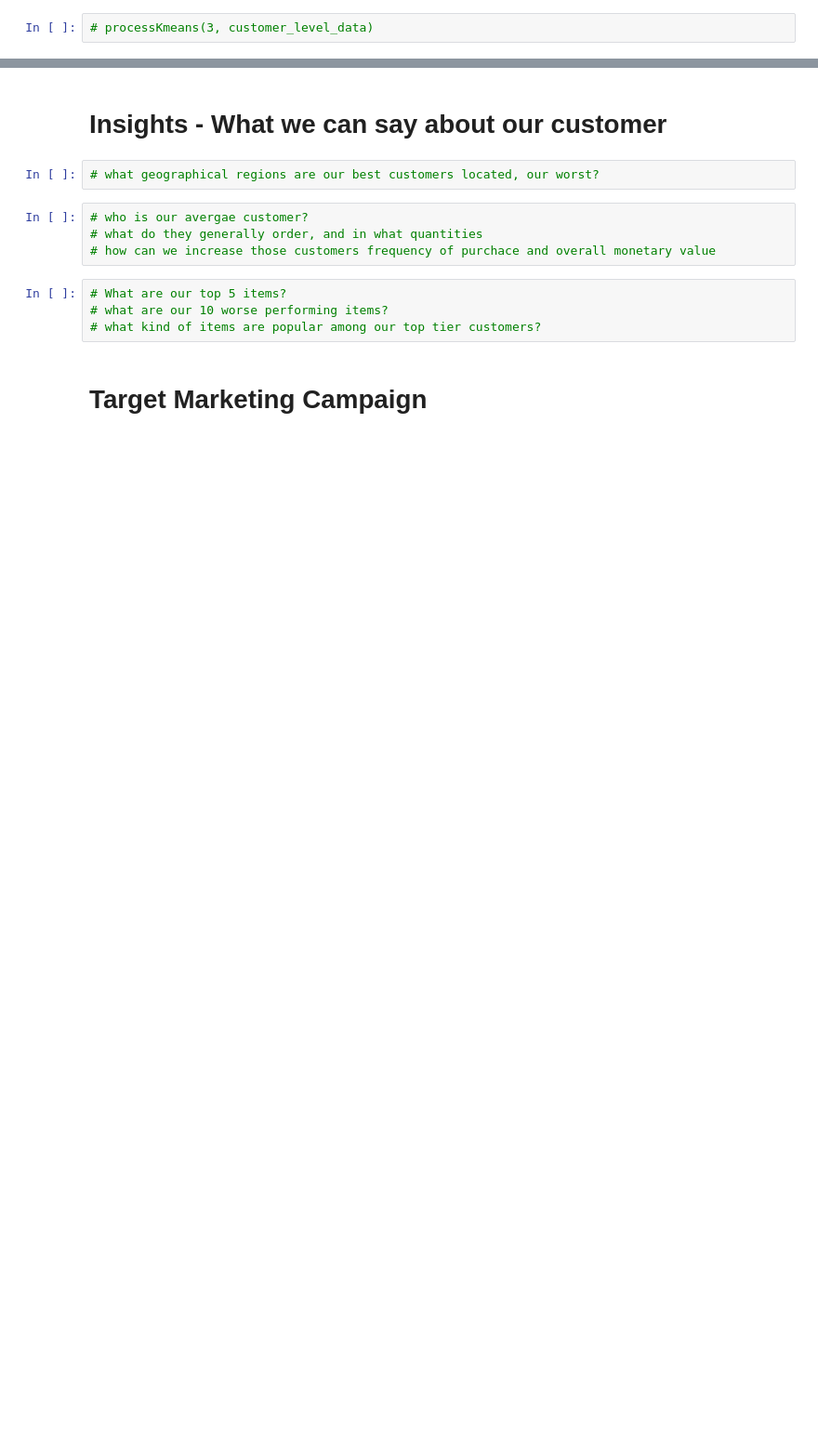
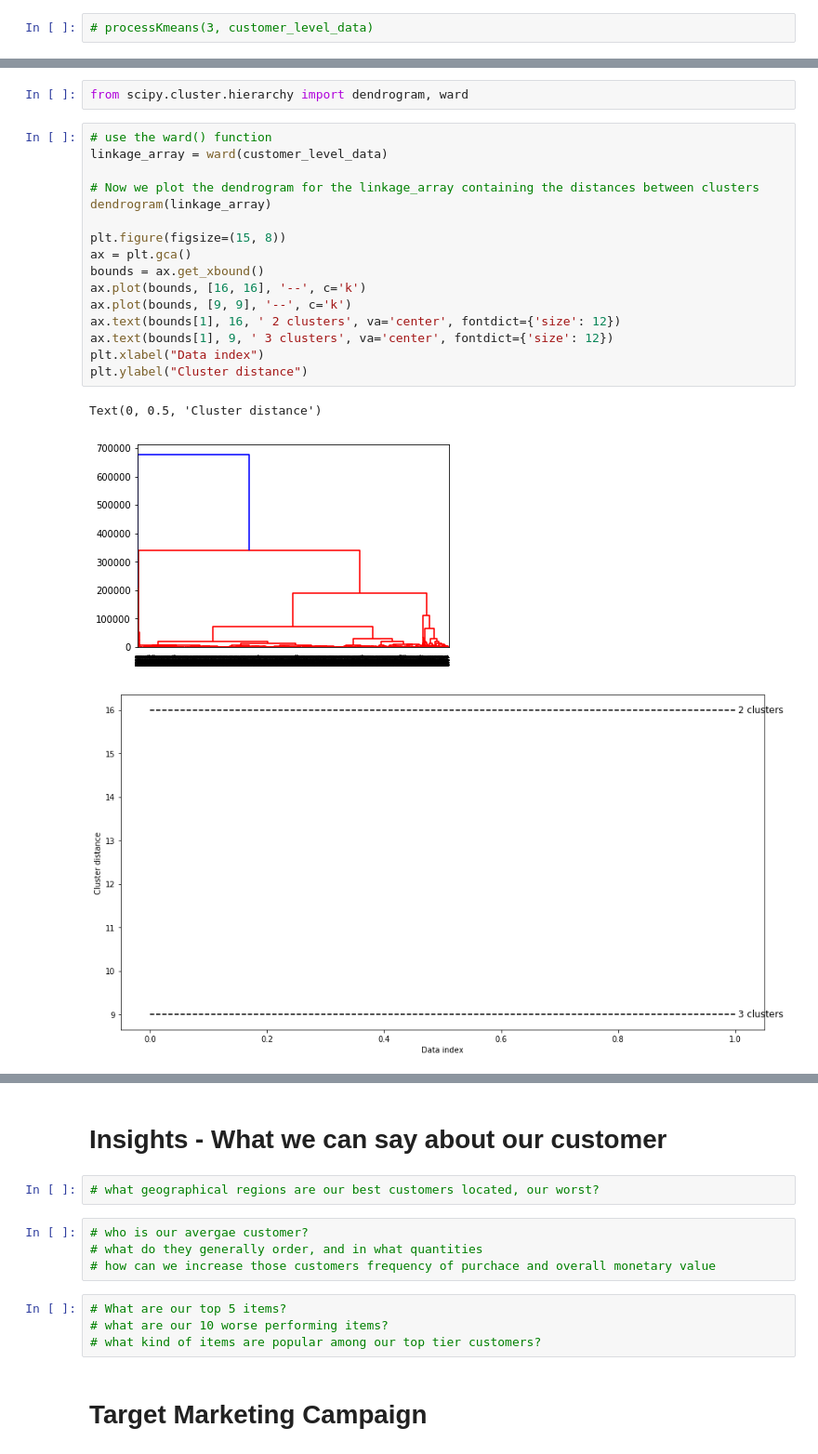
Before and after one commit to robblatt/Unsupervised-Market-Segmentation, a Jupyter notebook: market_segmentation.ipynb, the cells around one changed output, grey strips where cells are left out. Shown: that part at 93% size. Cells and saved outputs as stored; diff of their text form; blank space fills up the shorter version.

```diff
--- a/market_segmentation.ipynb
+++ b/market_segmentation.ipynb
@@ -370,0 +409,22 @@ This cluster represents 0.35% of the population and 19.29% of Total Revenue, wit
+# %%
+from scipy.cluster.hierarchy import dendrogram, ward
+# %%
+# use the ward() function
+linkage_array = ward(customer_level_data)
+
+# Now we plot the dendrogram for the linkage_array containing the distances between clusters
+dendrogram(linkage_array)
+
+plt.figure(figsize=(15, 8))
+ax = plt.gca()
+bounds = ax.get_xbound()
+ax.plot(bounds, [16, 16], '--', c='k')
+ax.plot(bounds, [9, 9], '--', c='k')
+ax.text(bounds[1], 16, ' 2 clusters', va='center', fontdict={'size': 12})
+ax.text(bounds[1], 9, ' 3 clusters', va='center', fontdict={'size': 12})
+plt.xlabel("Data index")
+plt.ylabel("Cluster distance")
+# %% [output]
+Text(0, 0.5, 'Cluster distance')
+[figure, added]
+[figure, added]
```
Also changed, not shown: parts of 10 cells of this notebook.
